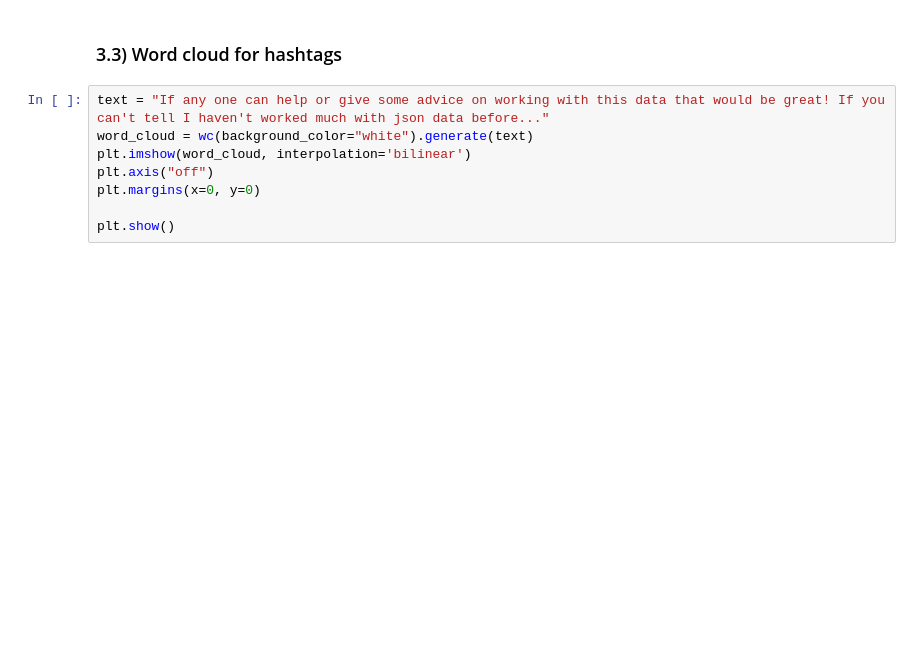
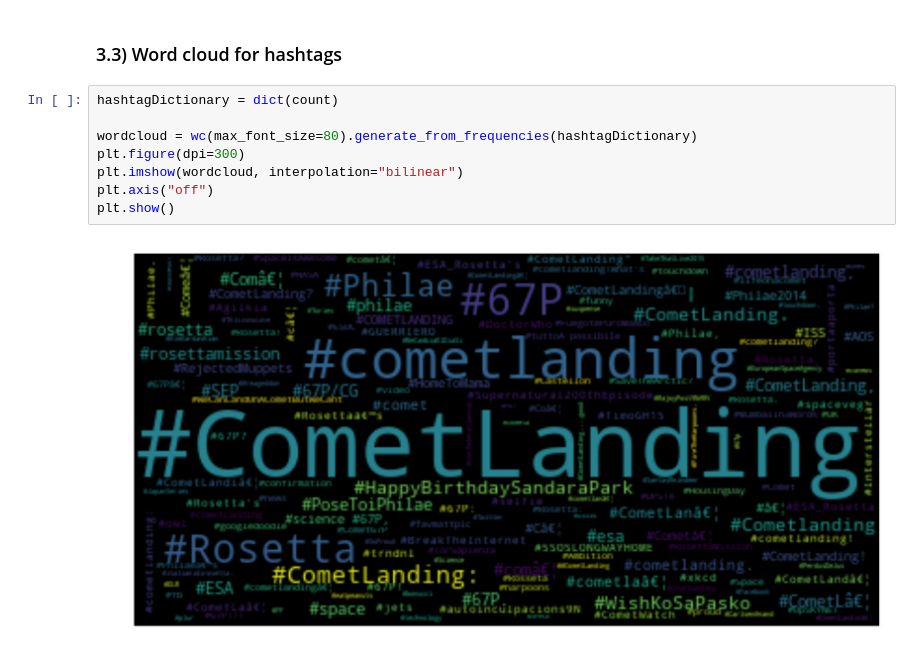
Before and after one commit to LewysW/CS2006-Python-2, a Jupyter notebook: src/CometLanding.ipynb, the cells around one changed output. Saved outputs shown, nothing was run; the diff lists cells and outputs as text; blank space fills up the shorter version.

Commit message:
Now the word cloud works

```diff
--- a/src/CometLanding.ipynb
+++ b/src/CometLanding.ipynb
@@ -188,10 +190,12 @@ plt.show()
 # %% [markdown]
 ### 3.3) Word cloud for hashtags
-# %%
-text = "If any one can help or give some advice on working with this data that would be great! If you can't tell I haven't worked much with json data before..."
-word_cloud = wc(background_color="white").generate(text)
-plt.imshow(word_cloud, interpolation='bilinear')
-plt.axis("off")
-plt.margins(x=0, y=0)
-
-plt.show()
+# %%
+hashtagDictionary = dict(count)
+
+wordcloud = wc(max_font_size=80).generate_from_frequencies(hashtagDictionary)
+plt.figure(dpi=300)
+plt.imshow(wordcloud, interpolation="bilinear")
+plt.axis("off")
+plt.show()
+# %% [output]
+[figure, added]
```
Also changed, not shown: parts of 2 cells of this notebook, 2 other files.
